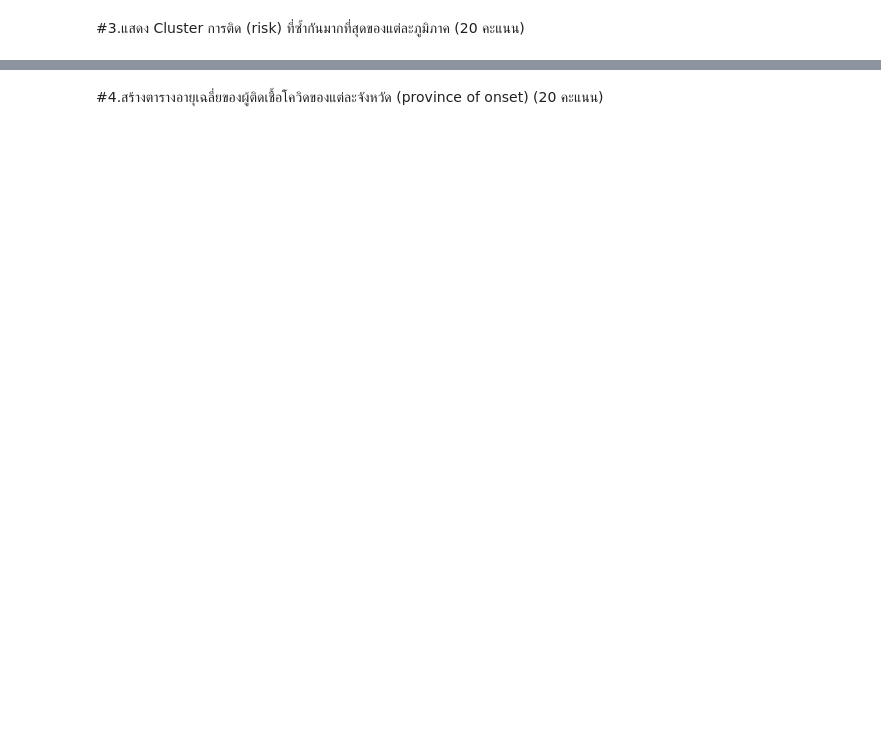
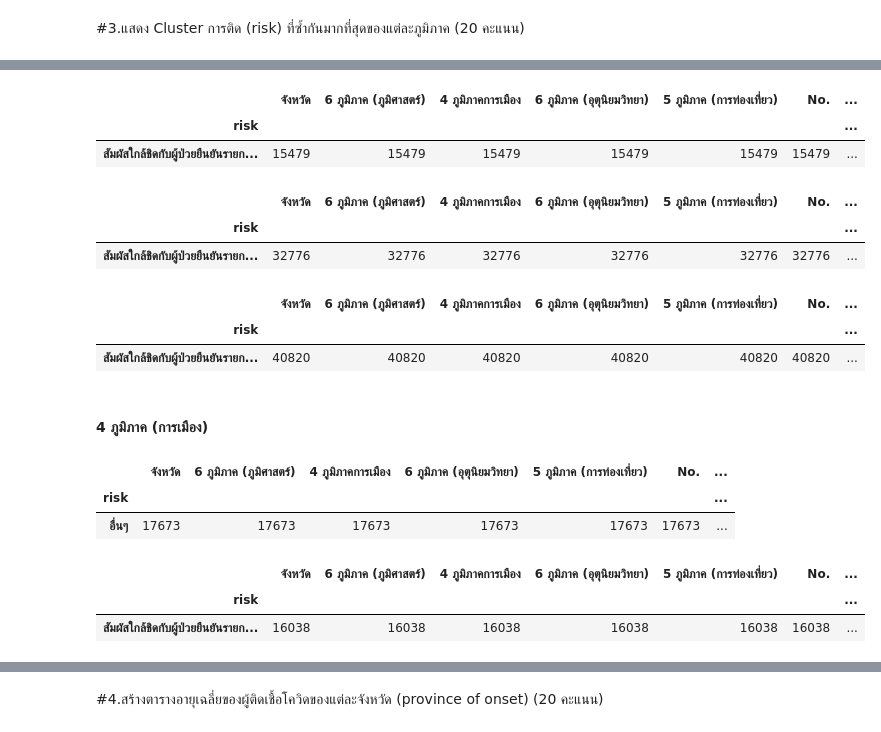
Before and after one commit to nichakornchaisuwan/data_viz_2022, a Jupyter notebook: BasicPython&DataViz_midterm2022.ipynb, the cells around one changed output, grey strips where cells are left out. Saved outputs shown, nothing was run; the diff lists cells and outputs as text; code cells hidden in the pictures; blank space fills up the shorter version.

```diff
--- a/BasicPython&DataViz_midterm2022.ipynb
+++ b/BasicPython&DataViz_midterm2022.ipynb
@@ -741,0 +623,42 @@ travel.iloc[:,:1]
+# %%
+geo_risk= personalcovid_data[personalcovid_data['6 ภูมิภาค (ภูมิศาสตร์)']=='ตะวันตก'].groupby('risk').count().sort_values(by='No.',ascending=False)
+     ##  ใช้คำสั่ง .groupby() เพื่อจัดกลุ่มสถานที่เสี่ยง, ใช้ .count() ในการนับสถานที่เสี่ยง, ใช้ .sort_values(by='No.',ascending=False) เพื่อเลือกคอลลัมน์ No. แสดงค่าโดยเรียงจากมากไปน้อย
+geo_risk.head(1)  ## ใช้คำสั่ง .head เพื่อดูสถานที่เสี่ยงมากที่สุด
+# %% [output]
+|  | จังหวัด | 6 ภูมิภาค (ภูมิศาสตร์) | 4 ภูมิภาคการเมือง | 6 ภูมิภาค (อุตุนิยมวิทยา) | 5 ภูมิภาค (การท่องเที่ยว) | No. | ... |
+| risk |  |  |  |  |  |  | ... |
+| สัมผัสใกล้ชิดกับผู้ป่วยยืนยันรายก... | 15479 | 15479 | 15479 | 15479 | 15479 | 15479 | ... |
+# %%
+geo_risk= personalcovid_data[personalcovid_data['6 ภูมิภาค (ภูมิศาสตร์)']=='ตะวันออก'].groupby('risk').count().sort_values(by='No.',ascending=False)
+     ##  ใช้คำสั่ง .groupby() เพื่อจัดกลุ่มสถานที่เสี่ยง, ใช้ .count() ในการนับสถานที่เสี่ยง, ใช้ .sort_values(by='No.',ascending=False) เพื่อเลือกคอลลัมน์ No. แสดงค่าโดยเรียงจากมากไปน้อย
+geo_risk.head(1)  ## ใช้คำสั่ง .head เพื่อดูสถานที่เสี่ยงมากที่สุด
+# %% [output]
+|  | จังหวัด | 6 ภูมิภาค (ภูมิศาสตร์) | 4 ภูมิภาคการเมือง | 6 ภูมิภาค (อุตุนิยมวิทยา) | 5 ภูมิภาค (การท่องเที่ยว) | No. | ... |
+| risk |  |  |  |  |  |  | ... |
+| สัมผัสใกล้ชิดกับผู้ป่วยยืนยันรายก... | 32776 | 32776 | 32776 | 32776 | 32776 | 32776 | ... |
+# %%
+geo_risk= personalcovid_data[personalcovid_data['6 ภูมิภาค (ภูมิศาสตร์)']=='ใต้'].groupby('risk').count().sort_values(by='No.',ascending=False)
+     ##  ใช้คำสั่ง .groupby() เพื่อจัดกลุ่มสถานที่เสี่ยง, ใช้ .count() ในการนับสถานที่เสี่ยง, ใช้ .sort_values(by='No.',ascending=False) เพื่อเลือกคอลลัมน์ No. แสดงค่าโดยเรียงจากมากไปน้อย
+geo_risk.head(1)  ## ใช้คำสั่ง .head เพื่อดูสถานที่เสี่ยงมากที่สุด
+# %% [output]
+|  | จังหวัด | 6 ภูมิภาค (ภูมิศาสตร์) | 4 ภูมิภาคการเมือง | 6 ภูมิภาค (อุตุนิยมวิทยา) | 5 ภูมิภาค (การท่องเที่ยว) | No. | ... |
+| risk |  |  |  |  |  |  | ... |
+| สัมผัสใกล้ชิดกับผู้ป่วยยืนยันรายก... | 40820 | 40820 | 40820 | 40820 | 40820 | 40820 | ... |
+# %% [markdown]
+#### 4 ภูมิภาค (การเมือง)
+# %%
+po_risk= personalcovid_data[personalcovid_data['4 ภูมิภาคการเมือง']=='ตะวันออกเฉียงเหนือ'].groupby('risk').count().sort_values(by='No.',ascending=False)
+     ##  ใช้คำสั่ง .groupby() เพื่อจัดกลุ่มสถานที่เสี่ยง, ใช้ .count() ในการนับสถานที่เสี่ยง, ใช้ .sort_values(by='No.',ascending=False) เพื่อเลือกคอลลัมน์ No. แสดงค่าโดยเรียงจากมากไปน้อย
+po_risk.head(1)  ## ใช้คำสั่ง .head เพื่อดูสถานที่เสี่ยงมากที่สุด
+# %% [output]
+|  | จังหวัด | 6 ภูมิภาค (ภูมิศาสตร์) | 4 ภูมิภาคการเมือง | 6 ภูมิภาค (อุตุนิยมวิทยา) | 5 ภูมิภาค (การท่องเที่ยว) | No. | ... |
+| risk |  |  |  |  |  |  | ... |
+| อื่นๆ | 17673 | 17673 | 17673 | 17673 | 17673 | 17673 | ... |
+# %%
+po_risk= personalcovid_data[personalcovid_data['4 ภูมิภาคการเมือง']=='เหนือ'].groupby('risk').count().sort_values(by='No.',ascending=False)
+     ##  ใช้คำสั่ง .groupby() เพื่อจัดกลุ่มสถานที่เสี่ยง, ใช้ .count() ในการนับสถานที่เสี่ยง, ใช้ .sort_values(by='No.',ascending=False) เพื่อเลือกคอลลัมน์ No. แสดงค่าโดยเรียงจากมากไปน้อย
+po_risk.head(1)  ## ใช้คำสั่ง .head เพื่อดูสถานที่เสี่ยงมากที่สุด
+# %% [output]
+|  | จังหวัด | 6 ภูมิภาค (ภูมิศาสตร์) | 4 ภูมิภาคการเมือง | 6 ภูมิภาค (อุตุนิยมวิทยา) | 5 ภูมิภาค (การท่องเที่ยว) | No. | ... |
+| risk |  |  |  |  |  |  | ... |
+| สัมผัสใกล้ชิดกับผู้ป่วยยืนยันรายก... | 16038 | 16038 | 16038 | 16038 | 16038 | 16038 | ... |
```
Also changed, not shown: parts of 143 cells of this notebook.
